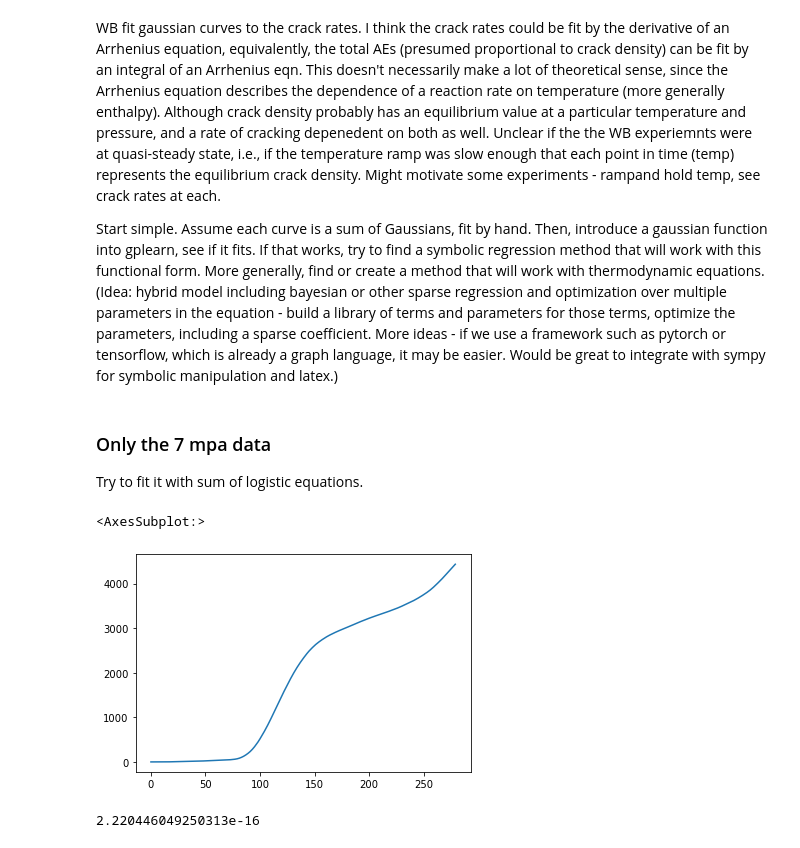
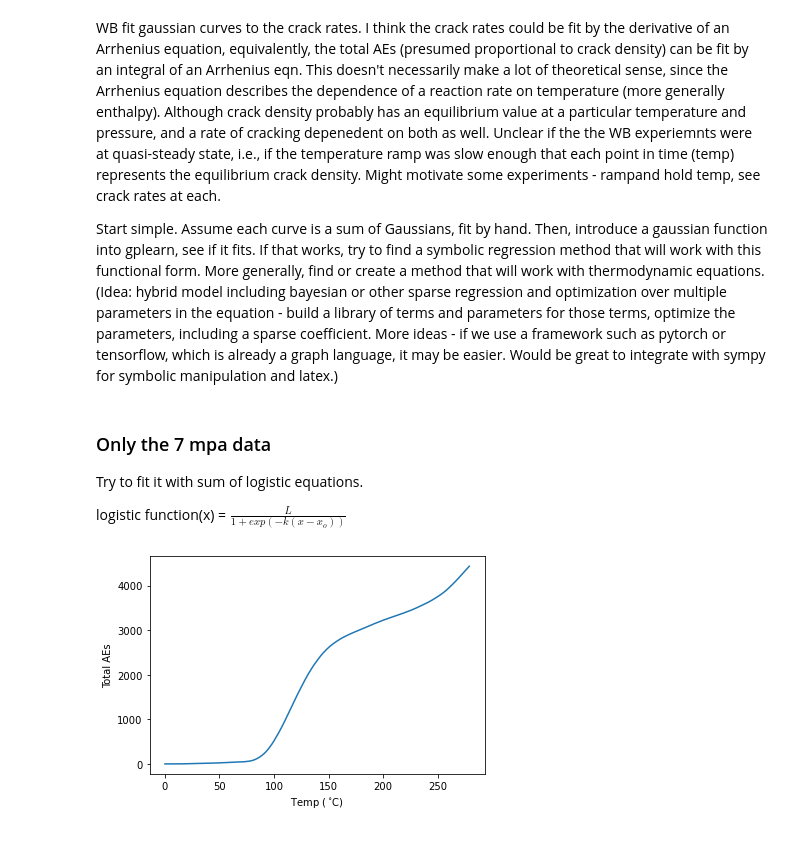
Before and after one commit to ngroebner/physics-ml, a Jupyter notebook: Symbolic regression/thermodynamics/WangBonner_data_modelling.ipynb, the cells around one changed output. Cells and saved outputs as stored; diff of their text form; code cells hidden in the pictures.

```diff
--- a/Symbolic regression/thermodynamics/WangBonner_data_modelling.ipynb
+++ b/Symbolic regression/thermodynamics/WangBonner_data_modelling.ipynb
@@ -465,16 +465,12 @@ Start simple.  Assume each curve is a sum of Gaussians, fit by hand.  Then, intr
 ### Only the 7 mpa data
 
 Try to fit it with sum of logistic equations.
+
+logistic function(x) = $\frac{L}{1+exp(-k(x-x_o))}$
-# %%
-ae7mpa['ae_tot'].plot()
-# %% [output]
-<AxesSubplot:>
-[figure, removed]
-# %%
-class Logistic:
-    """Create a logistic function of the form
-
-    $"""
-    def __init__(self, )
-# %% [output]
-2.220446049250313e-16
+# %%
+ae7mpa['ae_tot'].plot()
+plt.xlabel('Temp ($\,^{\circ}$C)')
+plt.ylabel('Total AEs')
+plt.show()
+# %% [output]
+[figure, added]
```
Also changed, not shown: parts of 6 cells of this notebook.
